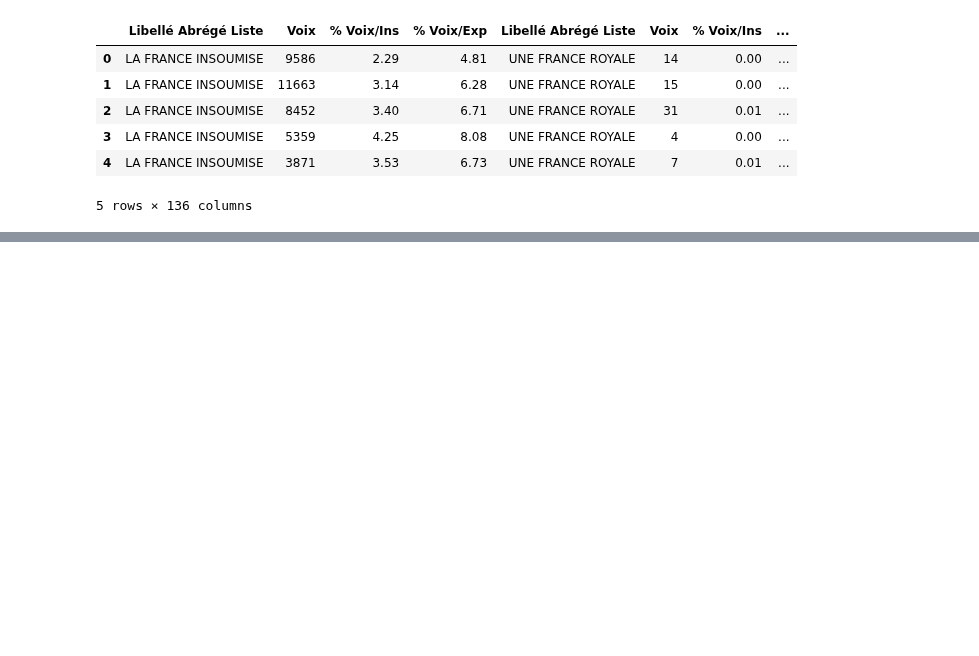
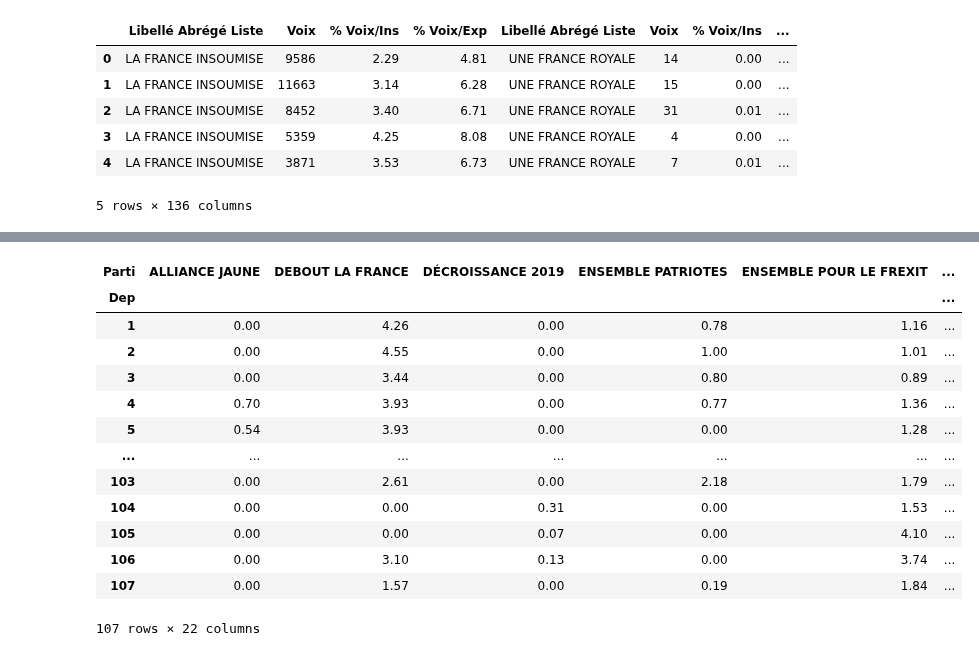
Before and after one commit to zuulaika/Projet-python, a Jupyter notebook: code_principal_z.ipynb, the cells around one changed output, grey strips where cells are left out. Drawn from its saved outputs; the diff is of its cells as text; code cells hidden in the pictures; blank space fills up the shorter version.

```diff
--- a/code_principal_z.ipynb
+++ b/code_principal_z.ipynb
@@ -131,0 +232,41 @@ ee2019_parti_n.head()
+# %%
+
+#  Construire le tableau long avec voix et total exprimé par département
+df= []
+
+for i in range(0, ee2019_parti_n.shape[1], cols_par_bloc):
+    bloc = ee2019_parti_n.iloc[:, i:i+cols_par_bloc]
+    dfi = pd.DataFrame({
+        "Dep": ee2019_parti_n.index +1 ,
+        "Parti": bloc.iloc[:,0],
+        "Voix": bloc.iloc[:,1],
+        "V/Ins": bloc.iloc[:,2],
+        "V/Exp": bloc.iloc[:,3]
+    })
+    df.append(dfi)
+
+df_long = pd.concat(df)
+
+#  Top 10 partis par département
+df_long_sort = df_long.sort_values(["Dep","V/Exp"], ascending=[True, False])
+df_top15 = df_long_sorted.groupby("Dep").head(15).reset_index(drop=True)
+
+df_final = df_top15.pivot(index="Dep", columns="Parti", values="V/Exp")
+df_final = df_final.fillna(0)
+# %%
+df_final
+# %% [output]
+| Parti | ALLIANCE JAUNE | DEBOUT LA FRANCE | DÉCROISSANCE 2019 | ENSEMBLE PATRIOTES | ENSEMBLE POUR LE FREXIT | ... |
+| Dep |  |  |  |  |  | ... |
+| 1 | 0.00 | 4.26 | 0.00 | 0.78 | 1.16 | ... |
+| 2 | 0.00 | 4.55 | 0.00 | 1.00 | 1.01 | ... |
+| 3 | 0.00 | 3.44 | 0.00 | 0.80 | 0.89 | ... |
+| 4 | 0.70 | 3.93 | 0.00 | 0.77 | 1.36 | ... |
+| 5 | 0.54 | 3.93 | 0.00 | 0.00 | 1.28 | ... |
+| ... | ... | ... | ... | ... | ... | ... |
+| 103 | 0.00 | 2.61 | 0.00 | 2.18 | 1.79 | ... |
+| 104 | 0.00 | 0.00 | 0.31 | 0.00 | 1.53 | ... |
+| 105 | 0.00 | 0.00 | 0.07 | 0.00 | 4.10 | ... |
+| 106 | 0.00 | 3.10 | 0.13 | 0.00 | 3.74 | ... |
+| 107 | 0.00 | 1.57 | 0.00 | 0.19 | 1.84 | ... |
+107 rows × 22 columns
```
Also changed, not shown: parts of 12 cells of this notebook.
